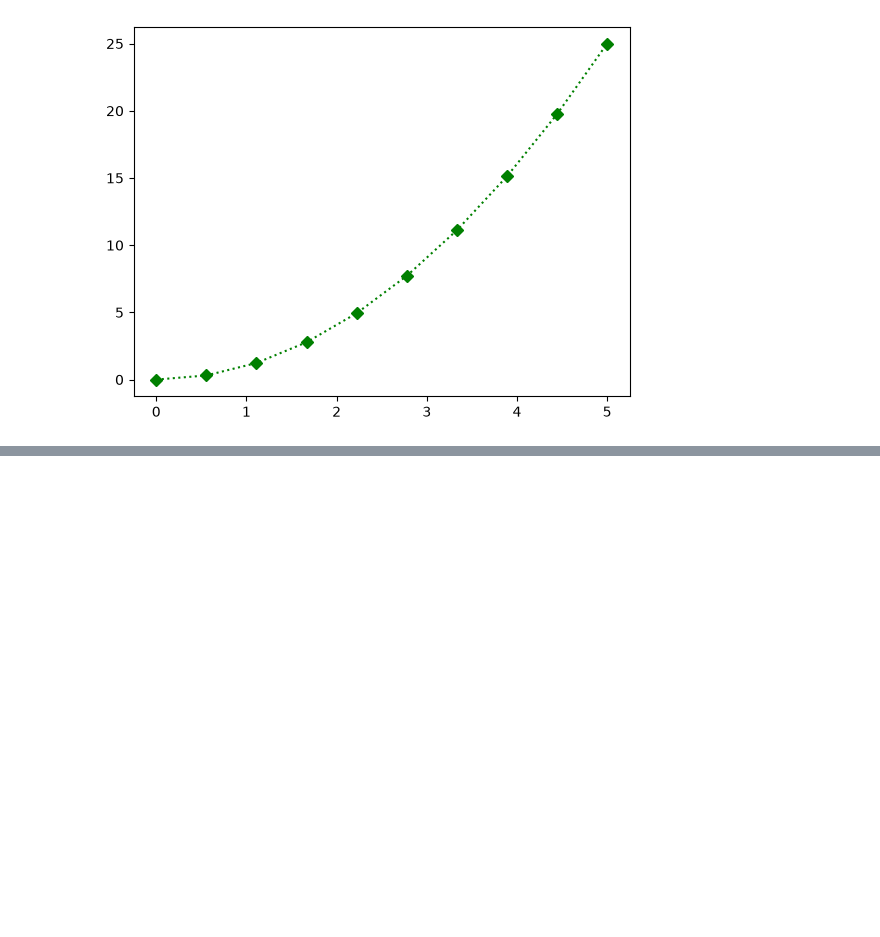
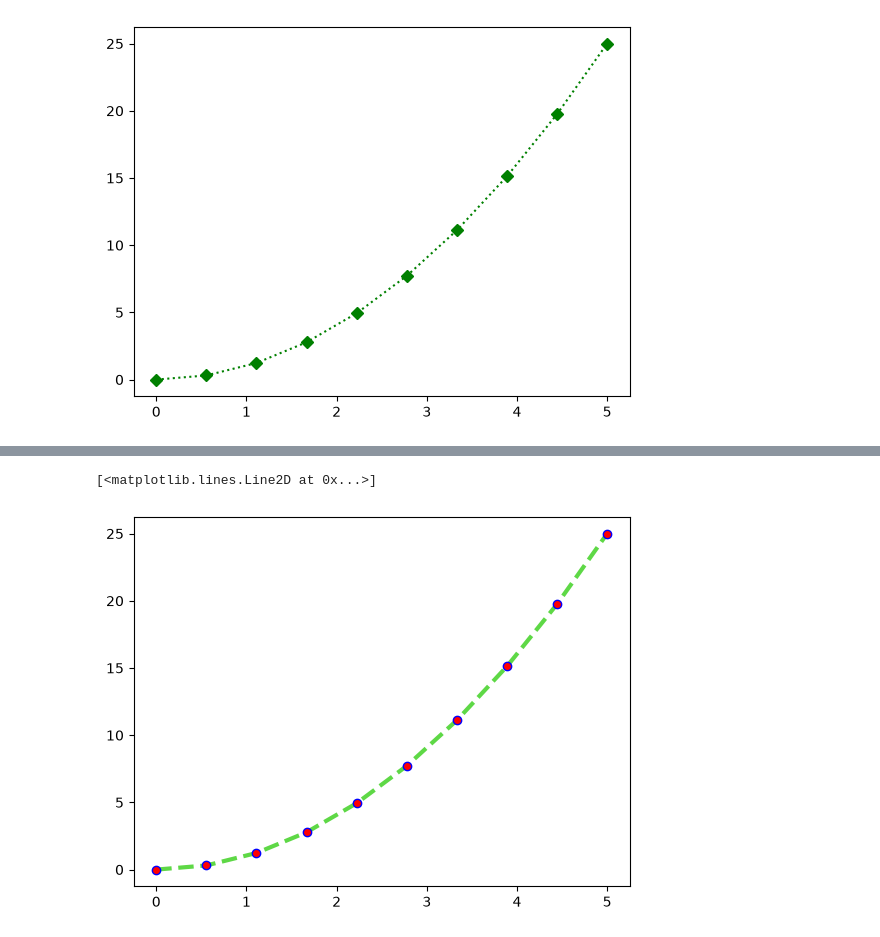
Before and after one commit to alfignacios-spec/DataScience, a Jupyter notebook: 22_stats.ipynb, the cells around one changed output, grey strips where cells are left out. Drawn from its saved outputs; the diff is of its cells as text; code cells hidden in the pictures; blank space fills up the shorter version.

```diff
--- a/22_stats.ipynb
+++ b/22_stats.ipynb
@@ -46,0 +52,5 @@ plt.plot(x,y,'gD:')
+# %%
+plt.plot(x,y,color='#5ED846', linestyle='--',linewidth=3,marker='o',markeredgecolor='b',markerfacecolor='r')
+# %% [output]
+[<matplotlib.lines.Line2D at 0x...>]
+[figure, added]
```
Also changed, not shown: parts of 2 cells of this notebook, 11 other files.
